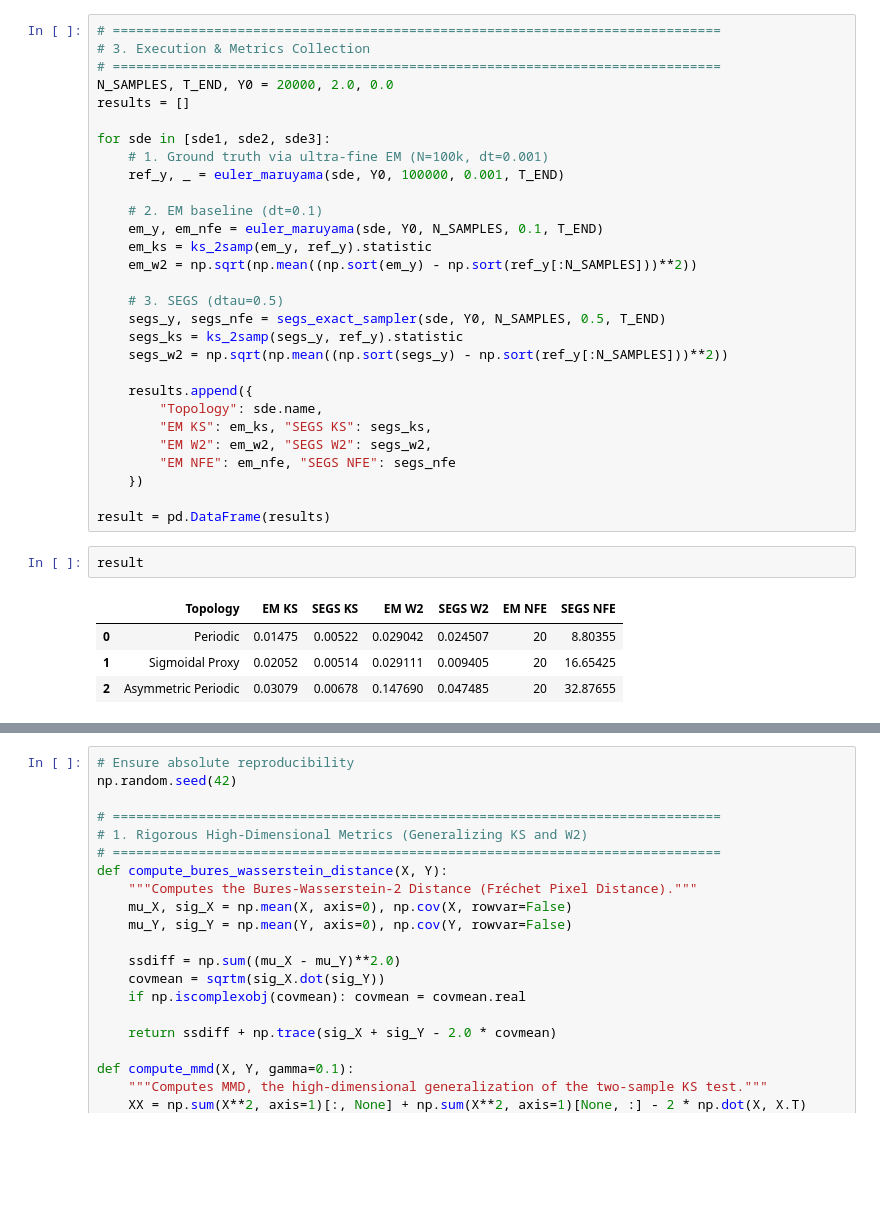
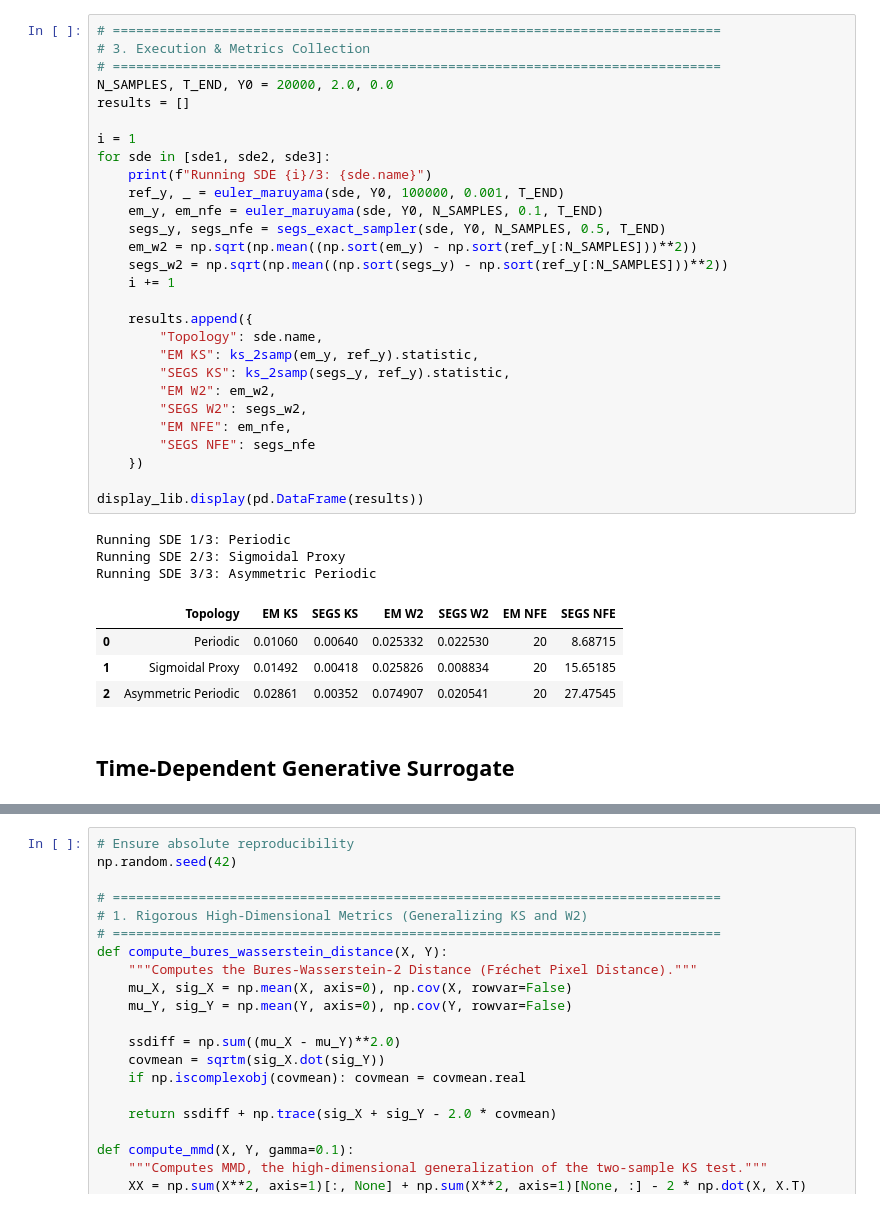
Before and after one commit to jgeng9017/exact-simulation-of-reverse-time-sde, a Jupyter notebook: src/exact-sim.ipynb, the cells around one changed output, grey strips where cells are left out. Drawn from its saved outputs; the diff is of its cells as text; blank space fills up the shorter version.

```diff
--- a/src/exact-sim.ipynb
+++ b/src/exact-sim.ipynb
@@ -127,36 +136,38 @@ def segs_exact_sampler(sde, y0, N_samples, dtau, T):
 # %%
 # ==============================================================================
 # 3. Execution & Metrics Collection
 # ==============================================================================
 N_SAMPLES, T_END, Y0 = 20000, 2.0, 0.0
 results = []
 
+i = 1
 for sde in [sde1, sde2, sde3]:
-    # 1. Ground truth via ultra-fine EM (N=100k, dt=0.001)
+    print(f"Running SDE {i}/3: {sde.name}")
     ref_y, _ = euler_maruyama(sde, Y0, 100000, 0.001, T_END)
-
-    # 2. EM baseline (dt=0.1)
     em_y, em_nfe = euler_maruyama(sde, Y0, N_SAMPLES, 0.1, T_END)
-    em_ks = ks_2samp(em_y, ref_y).statistic
+    segs_y, segs_nfe = segs_exact_sampler(sde, Y0, N_SAMPLES, 0.5, T_END)
     em_w2 = np.sqrt(np.mean((np.sort(em_y) - np.sort(ref_y[:N_SAMPLES]))**2))
-
-    # 3. SEGS (dtau=0.5)
-    segs_y, segs_nfe = segs_exact_sampler(sde, Y0, N_SAMPLES, 0.5, T_END)
-    segs_ks = ks_2samp(segs_y, ref_y).statistic
     segs_w2 = np.sqrt(np.mean((np.sort(segs_y) - np.sort(ref_y[:N_SAMPLES]))**2))
+    i += 1
 
     results.append({
         "Topology": sde.name,
-        "EM KS": em_ks, "SEGS KS": segs_ks,
-        "EM W2": em_w2, "SEGS W2": segs_w2,
-        "EM NFE": em_nfe, "SEGS NFE": segs_nfe
+        "EM KS": ks_2samp(em_y, ref_y).statistic,
+        "SEGS KS": ks_2samp(segs_y, ref_y).statistic,
+        "EM W2": em_w2,
+        "SEGS W2": segs_w2,
+        "EM NFE": em_nfe,
+        "SEGS NFE": segs_nfe
     })
 
-result = pd.DataFrame(results)
+display_lib.display(pd.DataFrame(results))
+# %% [output]
+Running SDE 1/3: Periodic
+Running SDE 2/3: Sigmoidal Proxy
+Running SDE 3/3: Asymmetric Periodic
+|  | Topology | EM KS | SEGS KS | EM W2 | SEGS W2 | EM NFE | SEGS NFE |
+| 0 | Periodic | 0.01060 | 0.00640 | 0.025332 | 0.022530 | 20 | 8.68715 |
+| 1 | Sigmoidal Proxy | 0.01492 | 0.00418 | 0.025826 | 0.008834 | 20 | 15.65185 |
+| 2 | Asymmetric Periodic | 0.02861 | 0.00352 | 0.074907 | 0.020541 | 20 | 27.47545 |
-# %%
-result
-# %% [output]
-|  | Topology | EM KS | SEGS KS | EM W2 | SEGS W2 | EM NFE | SEGS NFE |
-| 0 | Periodic | 0.01475 | 0.00522 | 0.029042 | 0.024507 | 20 | 8.80355 |
-| 1 | Sigmoidal Proxy | 0.02052 | 0.00514 | 0.029111 | 0.009405 | 20 | 16.65425 |
-| 2 | Asymmetric Periodic | 0.03079 | 0.00678 | 0.147690 | 0.047485 | 20 | 32.87655 |
+# %% [markdown]
+## Time-Dependent Generative Surrogate
```
Also changed, not shown: parts of 12 cells of this notebook.
